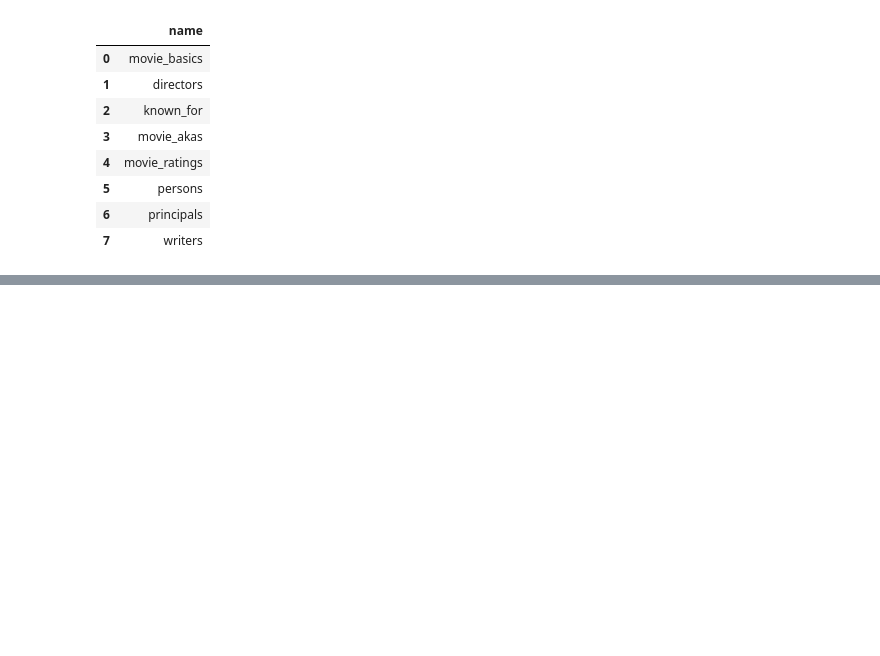
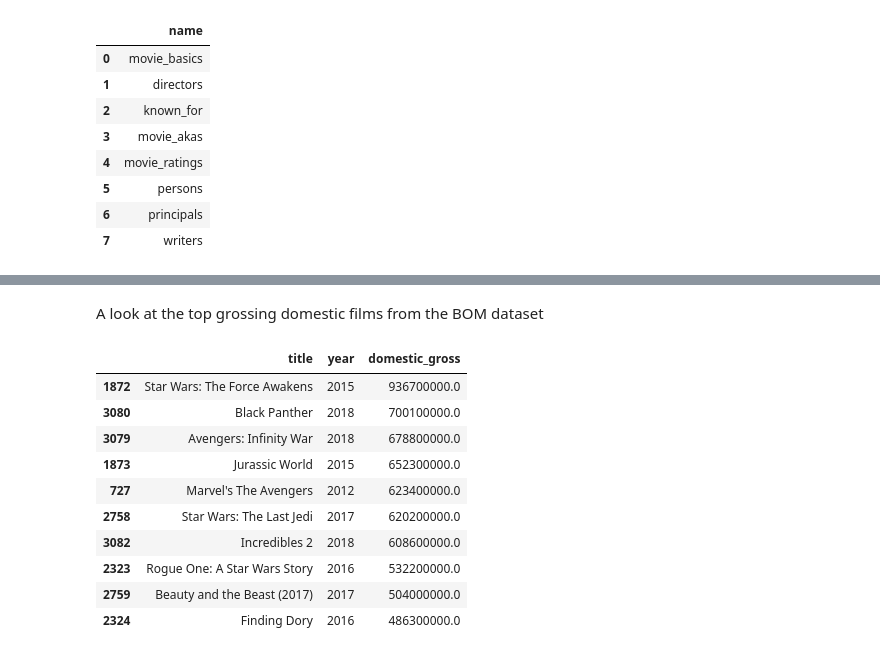
Before and after one commit to Aachiko/Microsoft-Movie-Market-Analysis, a Jupyter notebook: phase_1_project.ipynb, the cells around one changed output, grey strips where cells are left out. Cells and saved outputs as stored; diff of their text form; code cells hidden in the pictures; blank space fills up the shorter version.

```diff
--- a/phase_1_project.ipynb
+++ b/phase_1_project.ipynb
@@ -397,0 +270,18 @@ TypeError: 'value' must be an instance of str or bytes, not a float
+# %% [markdown]
+A look at the top grossing domestic films from the BOM dataset
+# %%
+# Drop null values and sort resulting values in order from  highest
+sorted_domestic= bom.dropna().sort_values(by='domestic_gross', ascending=False)[['title', 'year', 'domestic_gross']]
+sorted_domestic.head(10)
+# %% [output]
+|  | title | year | domestic_gross |
+| 1872 | Star Wars: The Force Awakens | 2015 | 936700000.0 |
+| 3080 | Black Panther | 2018 | 700100000.0 |
+| 3079 | Avengers: Infinity War | 2018 | 678800000.0 |
+| 1873 | Jurassic World | 2015 | 652300000.0 |
+| 727 | Marvel's The Avengers | 2012 | 623400000.0 |
+| 2758 | Star Wars: The Last Jedi | 2017 | 620200000.0 |
+| 3082 | Incredibles 2 | 2018 | 608600000.0 |
+| 2323 | Rogue One: A Star Wars Story | 2016 | 532200000.0 |
+| 2759 | Beauty and the Beast (2017) | 2017 | 504000000.0 |
+| 2324 | Finding Dory | 2016 | 486300000.0 |
```
Also changed, not shown: parts of 52 cells of this notebook, 1 other file.
